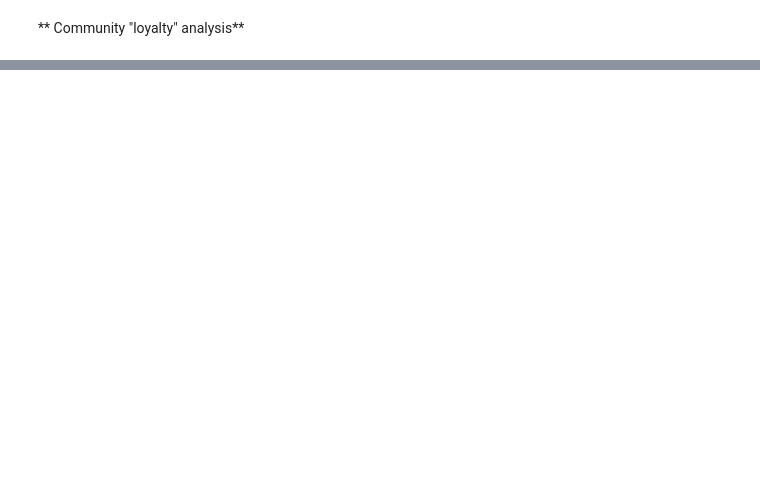
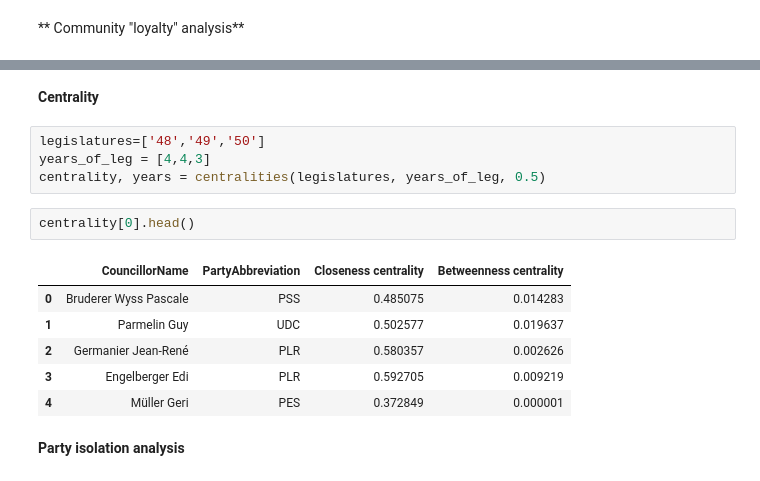
Before and after one commit to nikolaiorgland/conseil_national, a Jupyter notebook: Final_Project/final_project_notebook.ipynb, the cells around one changed output, grey strips where cells are left out. Cells and saved outputs as stored; diff of their text form; blank space fills up the shorter version.

```diff
--- a/Final_Project/final_project_notebook.ipynb
+++ b/Final_Project/final_project_notebook.ipynb
@@ -139,0 +144,17 @@ visualize_node_loyalty(node_loyalty[0], padding=10)
+# %% [markdown]
+**Centrality**
+# %%
+legislatures=['48','49','50']
+years_of_leg = [4,4,3]
+centrality, years = centralities(legislatures, years_of_leg, 0.5)
+# %%
+centrality[0].head()
+# %% [output]
+|  | CouncillorName | PartyAbbreviation | Closeness centrality | Betweenness centrality |
+| 0 | Bruderer Wyss Pascale | PSS | 0.485075 | 0.014283 |
+| 1 | Parmelin Guy | UDC | 0.502577 | 0.019637 |
+| 2 | Germanier Jean-René | PLR | 0.580357 | 0.002626 |
+| 3 | Engelberger Edi | PLR | 0.592705 | 0.009219 |
+| 4 | Müller Geri | PES | 0.372849 | 0.000001 |
+# %% [markdown]
+**Party isolation analysis**
```
Also changed, not shown: parts of 13 cells of this notebook, 5 other files.
